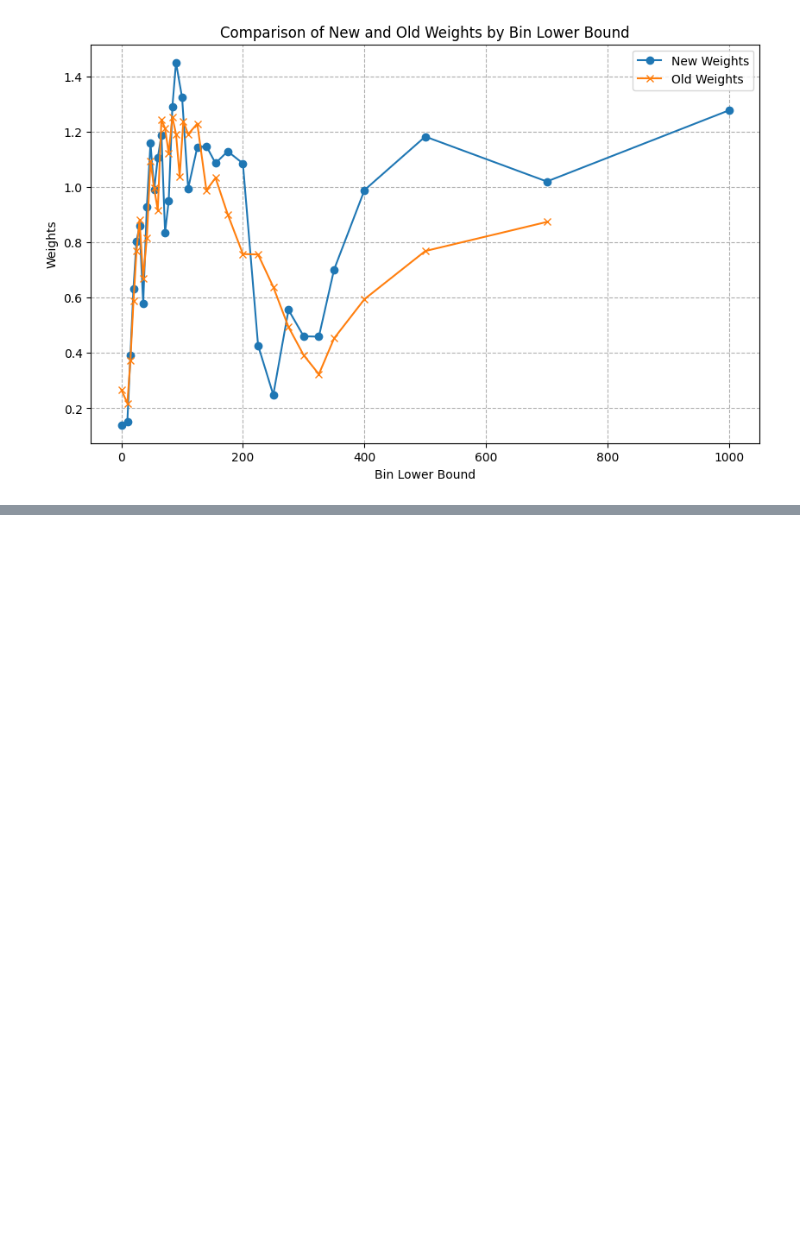
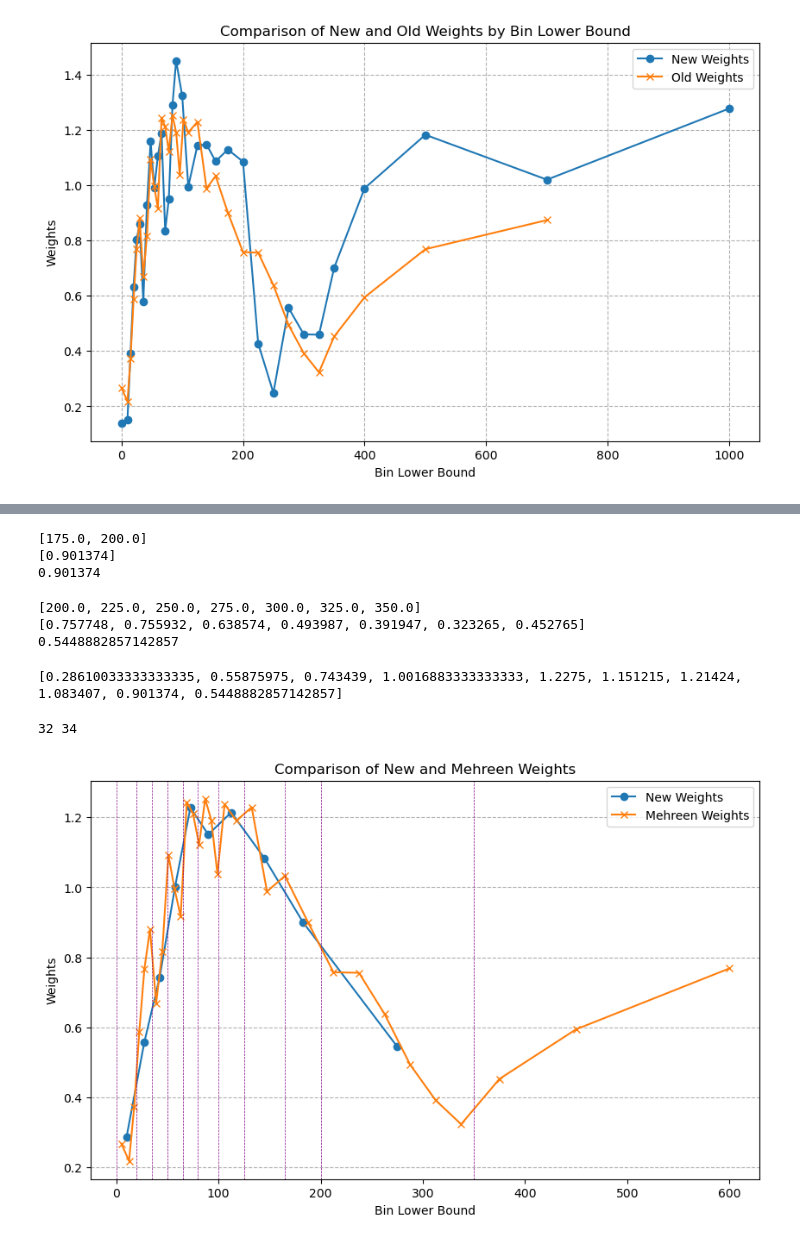
Before and after one commit to MinervaExpt/CC-CH-pip-ana, a Jupyter notebook: studies/compare_lowtpi_weights.ipynb, the cells around one changed output, grey strips where cells are left out. Drawn from its saved outputs; the diff is of its cells as text; code cells hidden in the pictures; blank space fills up the shorter version.

```diff
--- a/studies/compare_lowtpi_weights.ipynb
+++ b/studies/compare_lowtpi_weights.ipynb
@@ -33,0 +159,26 @@ plt.show()
+# %%
+# 165-200
+print(mb[22:24])
+print(mw[22:23])
+w8 = sum(mw[22:23]) / len(mw[22:23])
+print(w8)
+new_weights[8] = w8
+# %% [output]
+[175.0, 200.0]
+[0.901374]
+0.901374
+# %%
+# 200-350
+print(mb[23:30])
+print(mw[23:30])
+w9 = sum(mw[23:30]) / len(mw[23:30])
+print(w9)
+new_weights[9] = w9
+# %% [output]
+[200.0, 225.0, 250.0, 275.0, 300.0, 325.0, 350.0]
+[0.757748, 0.755932, 0.638574, 0.493987, 0.391947, 0.323265, 0.452765]
+0.5448882857142857
+# %%
+print(new_weights)
+# %% [output]
+[0.28610033333333335, 0.55875975, 0.743439, 1.0016883333333333, 1.2275, 1.151215, 1.21424, 1.083407, 0.901374, 0.5448882857142857]
@@ -33,0 +187,37 @@ plt.show()
+# %%
+# Ensure bins are NumPy arrays
+our_bins = np.array(our_bins)
+mb = np.array(mb)
+
+# Compute bin centers
+our_bin_centers = 0.5 * (our_bins[:-1] + our_bins[1:])
+mb_centers = 0.5 * (mb[:-1] + mb[1:])
+# %%
+print(len(mb_centers), len(mw))
+# %% [output]
+32 34
+# %%
+# Plot
+plt.figure(figsize=(10, 6))
+
+# Plotting new data
+plt.plot(our_bin_centers, new_weights, label='New Weights', marker='o', linestyle='-')
+
+# Plotting old data
+plt.plot(mb_centers, mw[:-2], label='Mehreen Weights', marker='x', linestyle='-')
+
+for edge in our_bins:
+    plt.axvline(x=edge, color='purple', linestyle='--', linewidth=0.5)
+
+plt.xlabel('Bin Lower Bound')
+plt.ylabel('Weights')
+plt.title('Comparison of New and Mehreen Weights')
+#plt.xscale('linear')
+#plt.xscale('linear')
+#plt.yscale('linear')
+plt.legend()
+plt.grid(True, axis='y', which="major", ls="--")
+plt.savefig("intermed_weights.png")
+plt.show()
+# %% [output]
+[figure, added]
```
Also changed, not shown: parts of 14 cells of this notebook.
